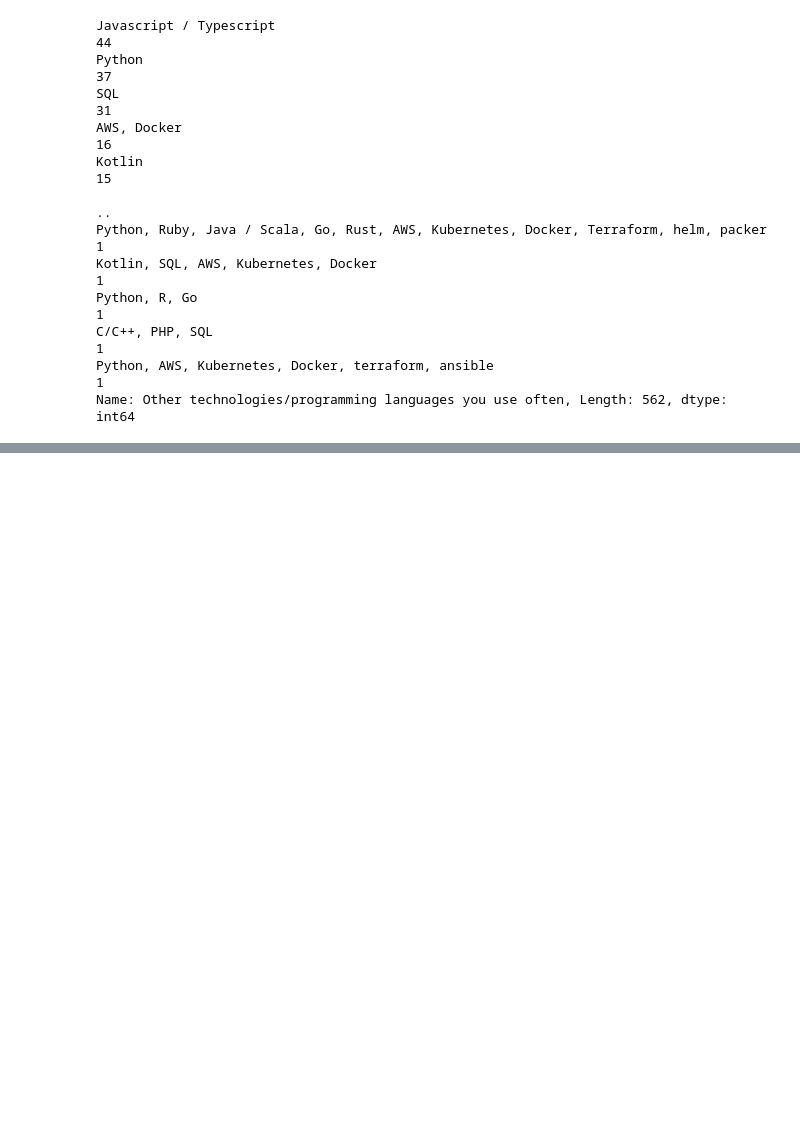
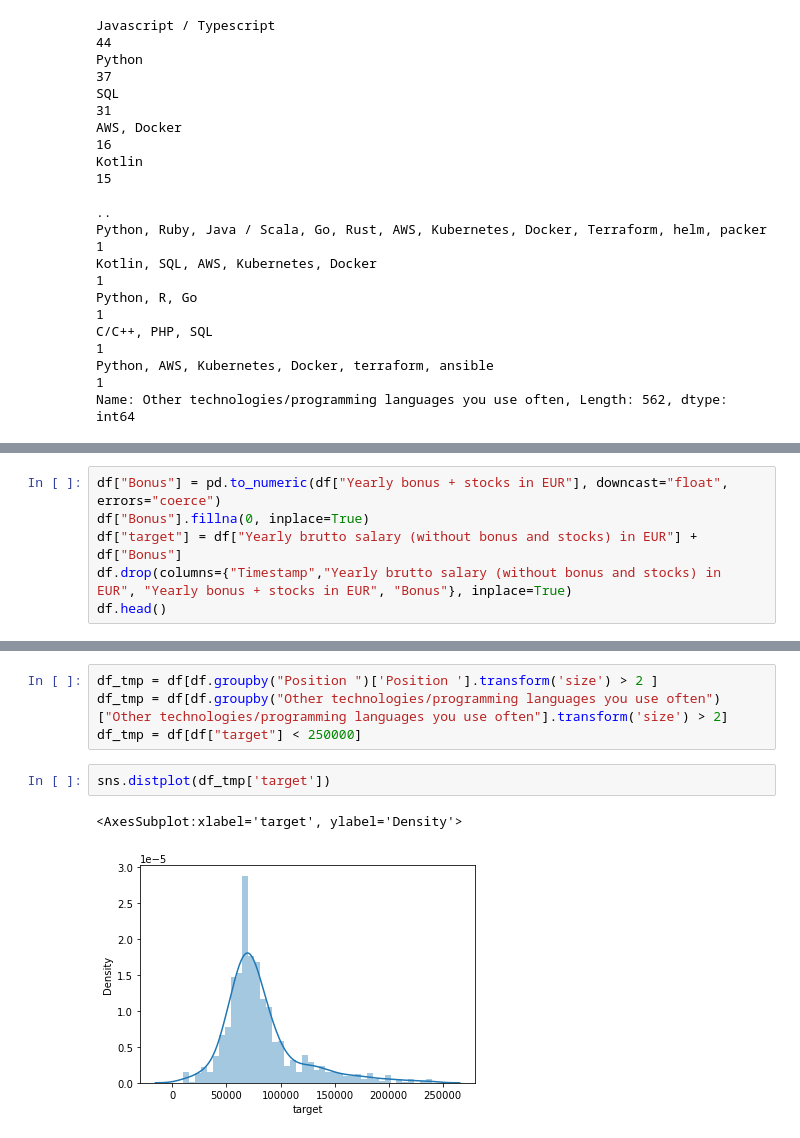
Before and after one commit to rodsunio/ItML_Asn_2_Students, a Jupyter notebook: assignment_2_start.ipynb, the cells around one changed output, grey strips where cells are left out. Saved outputs shown, nothing was run; the diff lists cells and outputs as text; blank space fills up the shorter version.

```diff
--- a/assignment_2_start.ipynb
+++ b/assignment_2_start.ipynb
@@ -124,0 +117,6 @@ df.head()
+# %%
+df["Bonus"] = pd.to_numeric(df["Yearly bonus + stocks in EUR"], downcast="float", errors="coerce")
+df["Bonus"].fillna(0, inplace=True)
+df["target"] = df["Yearly brutto salary (without bonus and stocks) in EUR"] + df["Bonus"]
+df.drop(columns={"Timestamp","Yearly brutto salary (without bonus and stocks) in EUR", "Yearly bonus + stocks in EUR", "Bonus"}, inplace=True)
+df.head()
@@ -124,0 +130,9 @@ df.head()
+# %%
+df_tmp = df[df.groupby("Position ")['Position '].transform('size') > 2 ]
+df_tmp = df[df.groupby("Other technologies/programming languages you use often")["Other technologies/programming languages you use often"].transform('size') > 2]
+df_tmp = df[df["target"] < 250000]
+# %%
+sns.distplot(df_tmp['target'])
+# %% [output]
+<AxesSubplot:xlabel='target', ylabel='Density'>
+[figure, added]
```
Also changed, not shown: parts of 48 cells of this notebook.
